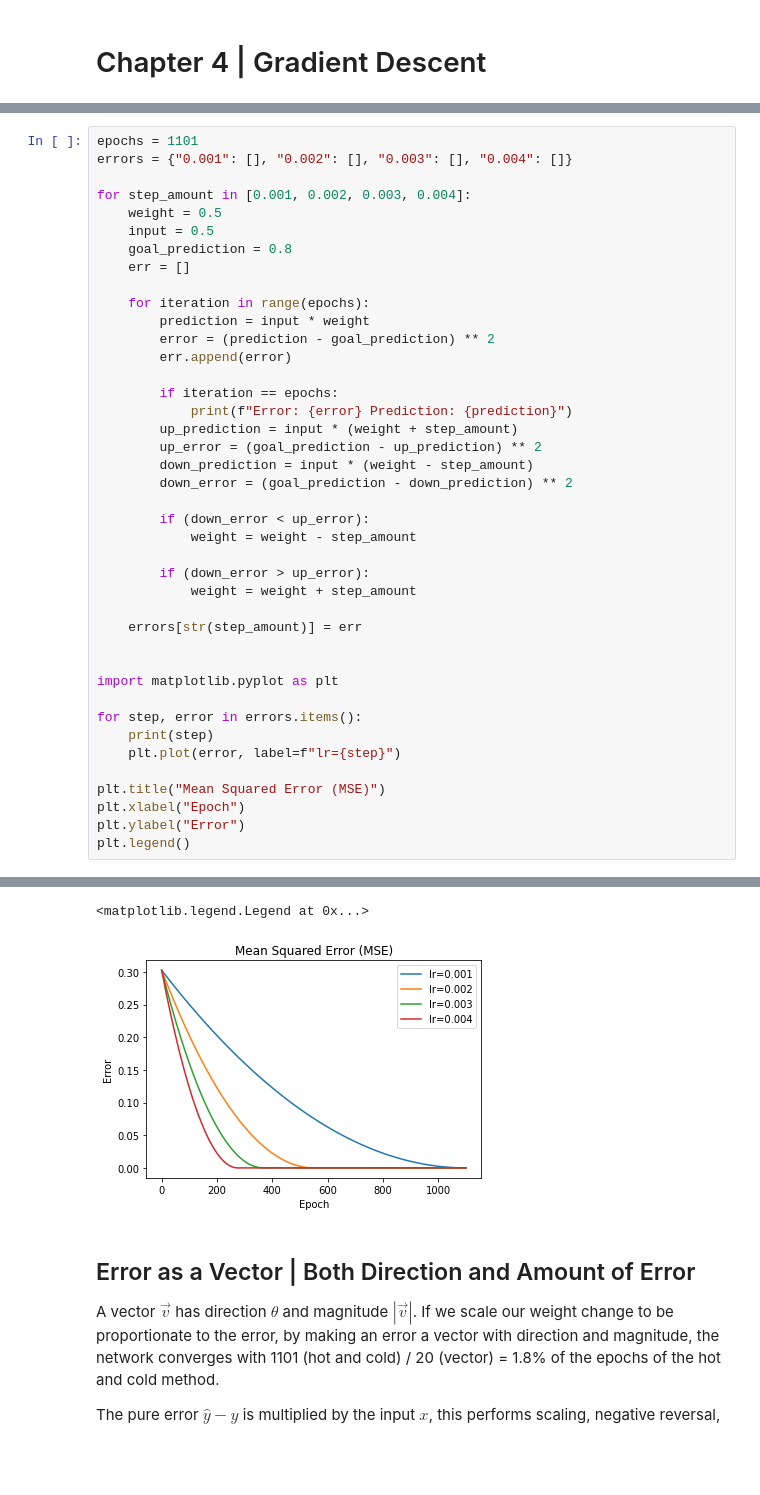
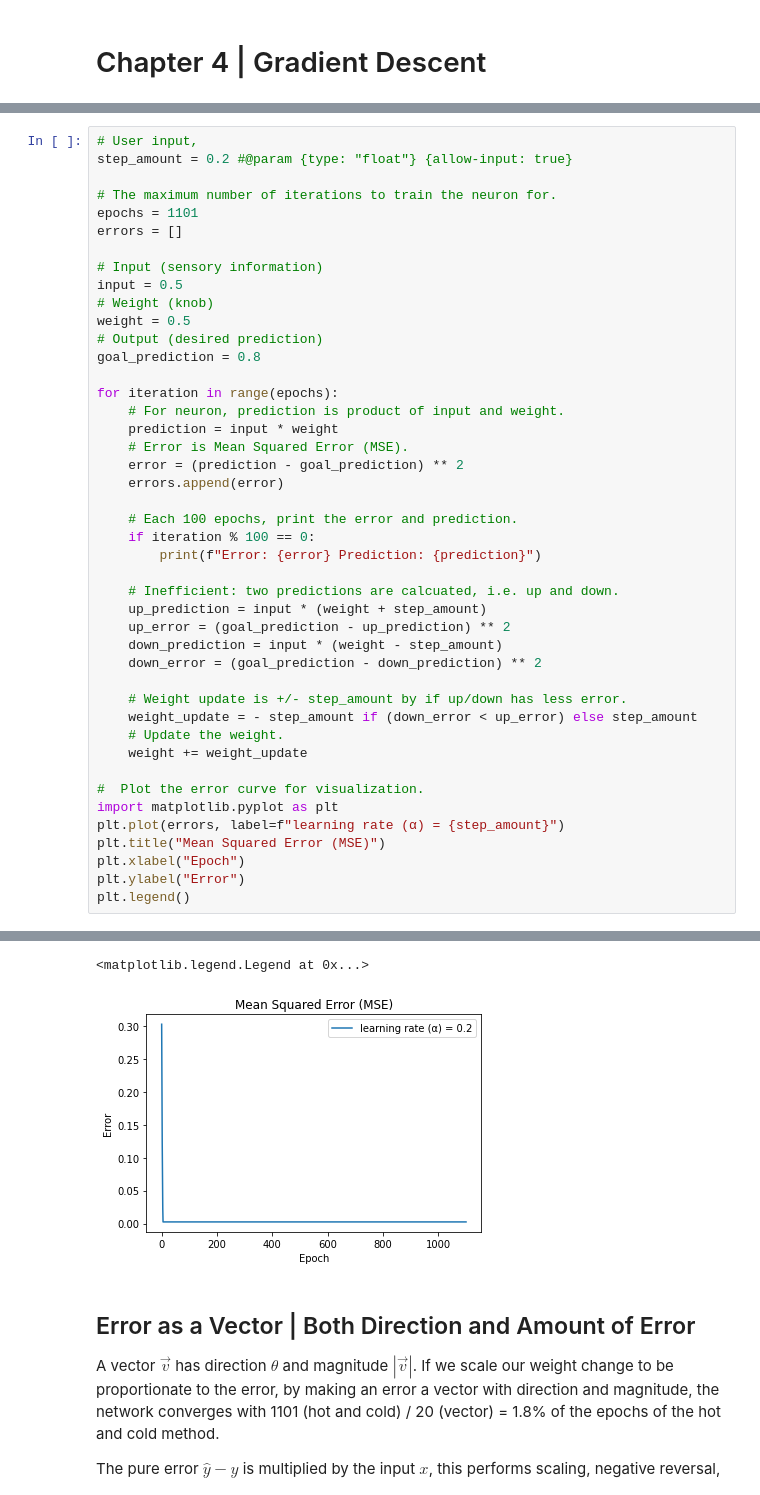
Before and after one commit to woodRock/grokking-deep-learning, a Jupyter notebook: chapter_4_gradient_descent.ipynb, the cells around one changed output, grey strips where cells are left out. Saved outputs shown, nothing was run; the diff lists cells and outputs as text; blank space fills up the shorter version.

```diff
--- a/chapter_4_gradient_descent.ipynb
+++ b/chapter_4_gradient_descent.ipynb
@@ -21,40 +39,43 @@ Hot and cold learning means wiggling the weights to see which direction reduces
 # %%
+# User input,
+step_amount = 0.2 #@param {type: "float"} {allow-input: true}
+
+# The maximum number of iterations to train the neuron for.
 epochs = 1101
-errors = {"0.001": [], "0.002": [], "0.003": [], "0.004": []}
+errors = []
 
-for step_amount in [0.001, 0.002, 0.003, 0.004]:
-    weight = 0.5
-    input = 0.5
-    goal_prediction = 0.8
-    err = []
+# Input (sensory information)
+input = 0.5
+# Weight (knob)
+weight = 0.5
+# Output (desired prediction)
+goal_prediction = 0.8
 
-    for iteration in range(epochs):
-        prediction = input * weight
-        error = (prediction - goal_prediction) ** 2
-        err.append(error)
+for iteration in range(epochs):
+    # For neuron, prediction is product of input and weight.
+    prediction = input * weight
+    # Error is Mean Squared Error (MSE).
+    error = (prediction - goal_prediction) ** 2
+    errors.append(error)
 
-        if iteration == epochs:
-            print(f"Error: {error} Prediction: {prediction}")
-        up_prediction = input * (weight + step_amount)
-        up_error = (goal_prediction - up_prediction) ** 2
-        down_prediction = input * (weight - step_amount)
-        down_error = (goal_prediction - down_prediction) ** 2
+    # Each 100 epochs, print the error and prediction.
+    if iteration % 100 == 0:
+        print(f"Error: {error} Prediction: {prediction}")
 
-        if (down_error < up_error):
-            weight = weight - step_amount
+    # Inefficient: two predictions are calcuated, i.e. up and down.
+    up_prediction = input * (weight + step_amount)
+    up_error = (goal_prediction - up_prediction) ** 2
+    down_prediction = input * (weight - step_amount)
+    down_error = (goal_prediction - down_prediction) ** 2
 
-        if (down_error > up_error):
-            weight = weight + step_amount
+    # Weight update is +/- step_amount by if up/down has less error.
+    weight_update = - step_amount if (down_error < up_error) else step_amount
+    # Update the weight.
+    weight += weight_update
 
-    errors[str(step_amount)] = err
-
-
+#  Plot the error curve for visualization.
 import matplotlib.pyplot as plt
-
-for step, error in errors.items():
-    print(step)
-    plt.plot(error, label=f"lr={step}")
-
+plt.plot(errors, label=f"learning rate (α) = {step_amount}")
 plt.title("Mean Squared Error (MSE)")
 plt.xlabel("Epoch")
 plt.ylabel("Error")
@@ -67,5 +96,5 @@ plt.legend()
 <matplotlib.legend.Legend at 0x...>
-[figure, old version]
+[figure, new version]
 # %% [markdown]
 ## Error as a Vector | Both Direction and Amount of Error
 
```
Also changed, not shown: parts of 7 cells of this notebook.
